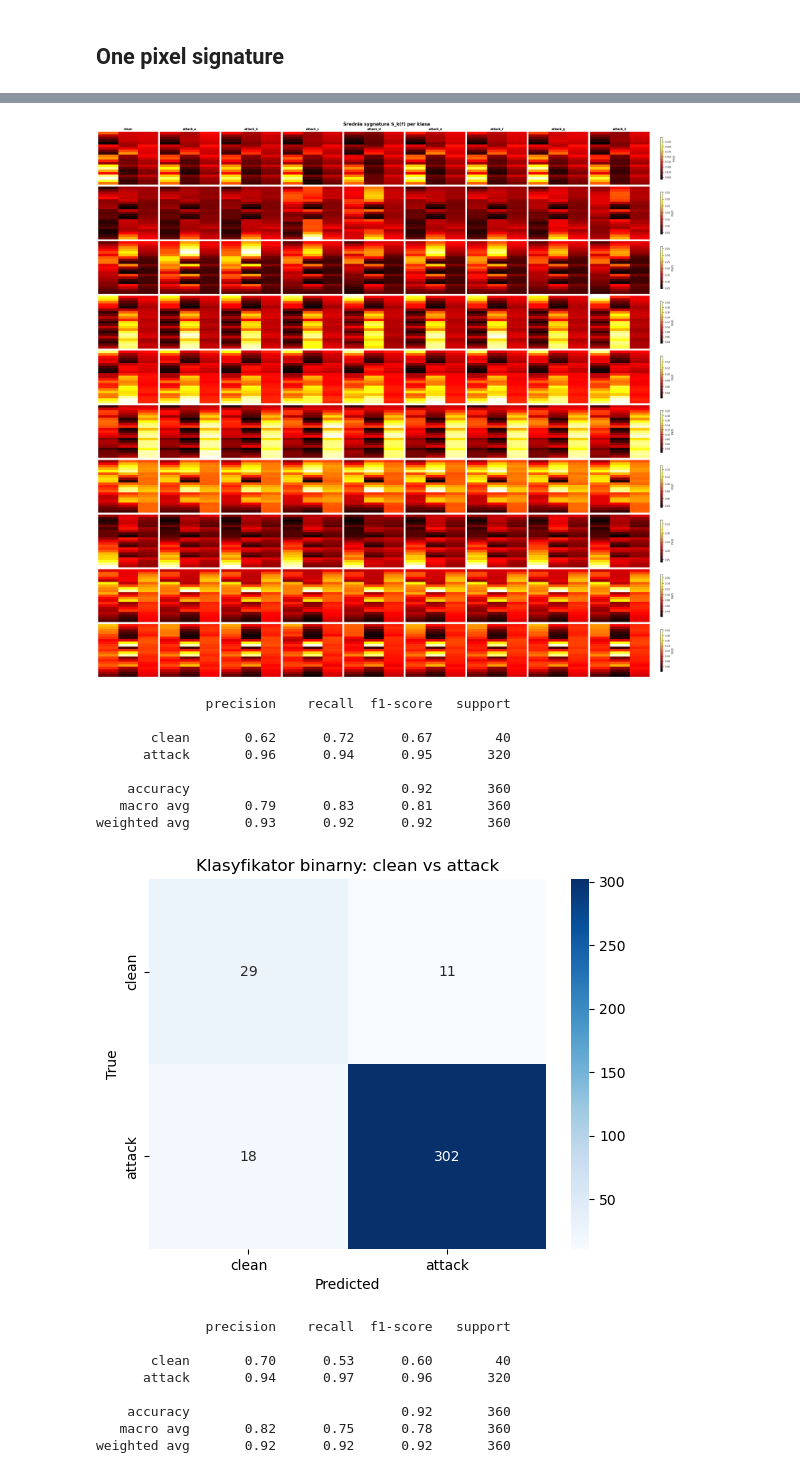
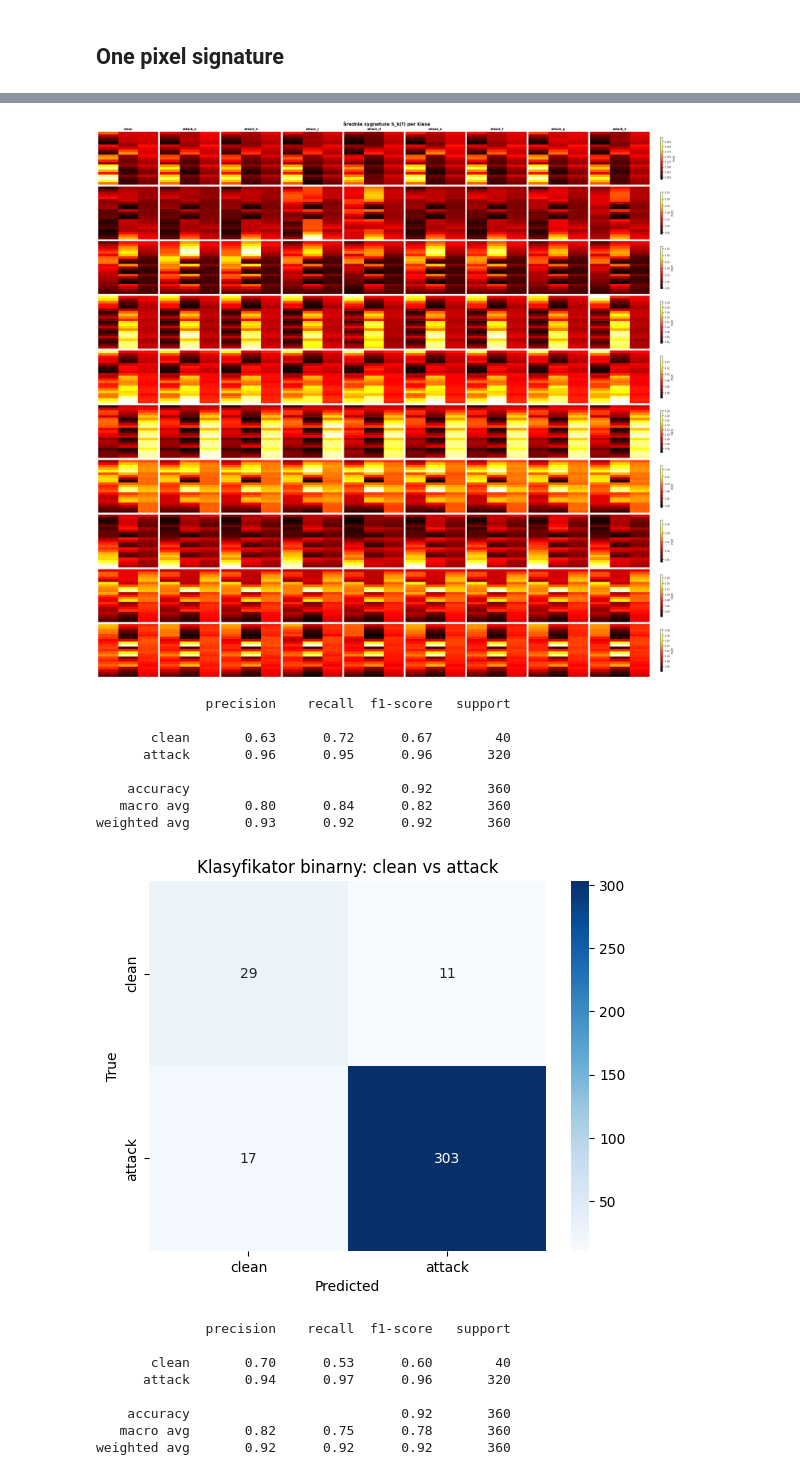
Before and after one commit to woycik/machine_learning, a Jupyter notebook: anomaly/models_verification.ipynb, the cells around one changed output, grey strips where cells are left out. Cells and saved outputs as stored; diff of their text form; code cells hidden in the pictures.

```diff
--- a/anomaly/models_verification.ipynb
+++ b/anomaly/models_verification.ipynb
@@ -11,7 +11,7 @@ import keras
 SEED = 42
 np.random.seed(SEED)
 
-DATA_ROOT = Path('../Pythia')
+DATA_ROOT = Path('./Pythia')
 ATTACK_NAMES = ['attack_a', 'attack_b', 'attack_c', 'attack_d',
                 'attack_e', 'attack_f', 'attack_g', 'attack_h']
 # %% [output]
@@ -178,30 +187,68 @@ plt.show()
 # %% [markdown]
 ## One pixel signature
 # %%
+import os
+import gc
+import numpy as np
+import tensorflow as tf
+from pathlib import Path
 from sklearn.linear_model import LogisticRegression
 from sklearn.preprocessing import StandardScaler
 from sklearn.model_selection import train_test_split
 from sklearn.metrics import classification_report, confusion_matrix
 import seaborn as sns
+import matplotlib.pyplot as plt
 
+# ==========================================
+# 1. Konfiguracja i Przygotowanie Batcha
+# ==========================================
 N_PER_CLASS = 200
+# Ensure ATTACK_NAMES and DATA_ROOT are defined before this script
 classes = ['clean'] + ATTACK_NAMES
 
-def model_signature(path):
+# PRE-COMPUTE BATCH: Tworzymy 63 obrazy (21x3) z jednym zapalonym pikselem RAZ.
+# Nie musimy tego robić wewnątrz pętli dla każdego modelu.
+n_pixels = 21 * 3
+BATCH_INP = np.zeros((n_pixels, 21, 3), dtype=np.float32)
+idx = 0
+for i in range(21):
+    for j in range(3):
+        BATCH_INP[idx, i, j] = 1.0
+        idx += 1
+
+def model_signature_batched(path):
     m = load_model_from_path(path)
-    feats = []
-    for i in range(21):
-        for j in range(3):
-            inp = np.zeros((1, 21, 3), dtype=np.float32)
-            inp[0, i, j] = 1.0
-            feats.extend(m.predict(inp, verbose=0)[0])
+
+    # Przetwarzamy wszystkie 63 obrazy na GPU za jednym zamachem
+    # Kształt wejściowy: (63, 21, 3) -> Kształt wyjściowy: (63, 10)
+    preds = m.predict(BATCH_INP, batch_size=64, verbose=0)
+
+    # Spłaszczamy (63, 10) do (630,) aby zachować kompatybilność z Twoim reszapingiem
+    feats = preds.flatten()
+
+    # ZWALNIANIE PAMIĘCI GPU: Krytyczne przy wczytywaniu setek modeli!
+    del m
+    tf.keras.backend.clear_session()
+    gc.collect()
+
     return np.array(feats, dtype=np.float32)
 
+# ==========================================
+# 2. Ekstrakcja Sygnatur
+# ==========================================
 X, y, paths_all = [], [], []
+
+print("Rozpoczynam ekstrakcję na GPU...")
 for cls in classes:
     label = 0 if cls == 'clean' else 1
-    for path in sorted((DATA_ROOT / cls).glob('*.png'))[:N_PER_CLASS]:
-        X.append(model_signature(path))
+    # Zwróć uwagę na format plików, jeśli load_model_from_path wczytuje '.h5' zmień '*.png'
+    files = sorted((DATA_ROOT / cls).glob('*.png'))[:N_PER_CLASS]
+
+    for i, path in enumerate(files):
+        if i % 50 == 0:
+            print(f"Przetwarzam {cls}: {i}/{len(files)}")
+
+        X.append(model_signature_batched(path))
         y.append(label)
         paths_all.append((cls, path.name))
 
@@ -209,6 +256,9 @@ X = np.array(X)
 y = np.array(y)
 print(f'X shape: {X.shape}, clean: {(y==0).sum()}, attack: {(y==1).sum()}')
 
+# ==========================================
+# 3. Wizualizacja (Bez zmian)
+# ==========================================
 X_maps = X.reshape(-1, 21, 3, 10)
 
 sig_per_cls = {}
@@ -226,7 +276,6 @@ fig, axes = plt.subplots(
 )
 fig.suptitle('Średnia sygnatura S_k(f) per klasa', fontsize=14, fontweight='bold', y=1.01)
 
-# nagłówki kolumn
 for cls_id, cls in enumerate(classes):
     axes[0, cls_id].set_title(cls, fontsize=9, fontweight='bold')
 
@@ -239,11 +288,9 @@ for k in range(n_k):
         im = ax.imshow(sig_per_cls[cls][:, :, k], cmap='hot', vmin=vmin, vmax=vmax, aspect='auto')
         ax.axis('off')
 
-    # etykieta wiersza po lewej
     axes[k, 0].set_ylabel(f'k={k}', fontsize=8, rotation=0, labelpad=28, va='center')
     axes[k, 0].yaxis.set_visible(True)
 
-    # colorbar per wiersz (wspólna skala)
     cb = fig.colorbar(im, ax=axes[k, :], shrink=0.8, pad=0.02)
     cb.set_label('P(k|f)', fontsize=7)
     cb.ax.tick_params(labelsize=7)
@@ -251,13 +298,17 @@ for k in range(n_k):
 plt.savefig('sygnatury_grid.png', dpi=150, bbox_inches='tight')
 plt.show()
 
+# ==========================================
+# 4. Trening Klasyfikatora (Bez zmian)
+# ==========================================
 X_train, X_test, y_train, y_test = train_test_split(X, y, test_size=0.2, random_state=42, stratify=y)
 
 scaler = StandardScaler()
 X_train_s = scaler.fit_transform(X_train)
 X_test_s  = scaler.transform(X_test)
 
-clf = LogisticRegression(max_iter=1000, class_weight={0: 10, 1: 1})
+# Użyto class_weight='balanced' zamiast twardego kodowania {0: 10, 1: 1} dla lepszej adaptacji
+clf = LogisticRegression(max_iter=1000, class_weight='balanced')
 clf.fit(X_train_s, y_train)
 
 y_pred = clf.predict(X_test_s)
@@ -275,14 +342,14 @@ plt.show()
 X shape: (1800, 630), clean: 200, attack: 1600
 [figure]
               precision    recall  f1-score   support
 
-       clean       0.62      0.72      0.67        40
-      attack       0.96      0.94      0.95       320
+       clean       0.63      0.72      0.67        40
+      attack       0.96      0.95      0.96       320
 
     accuracy                           0.92       360
-   macro avg       0.79      0.83      0.81       360
+   macro avg       0.80      0.84      0.82       360
 weighted avg       0.93      0.92      0.92       360
-[figure, old version]
+[figure, new version]
 # %%
 from sklearn.neural_network import MLPClassifier
 from sklearn.preprocessing import StandardScaler
```
Also changed, not shown: parts of 13 cells of this notebook.
